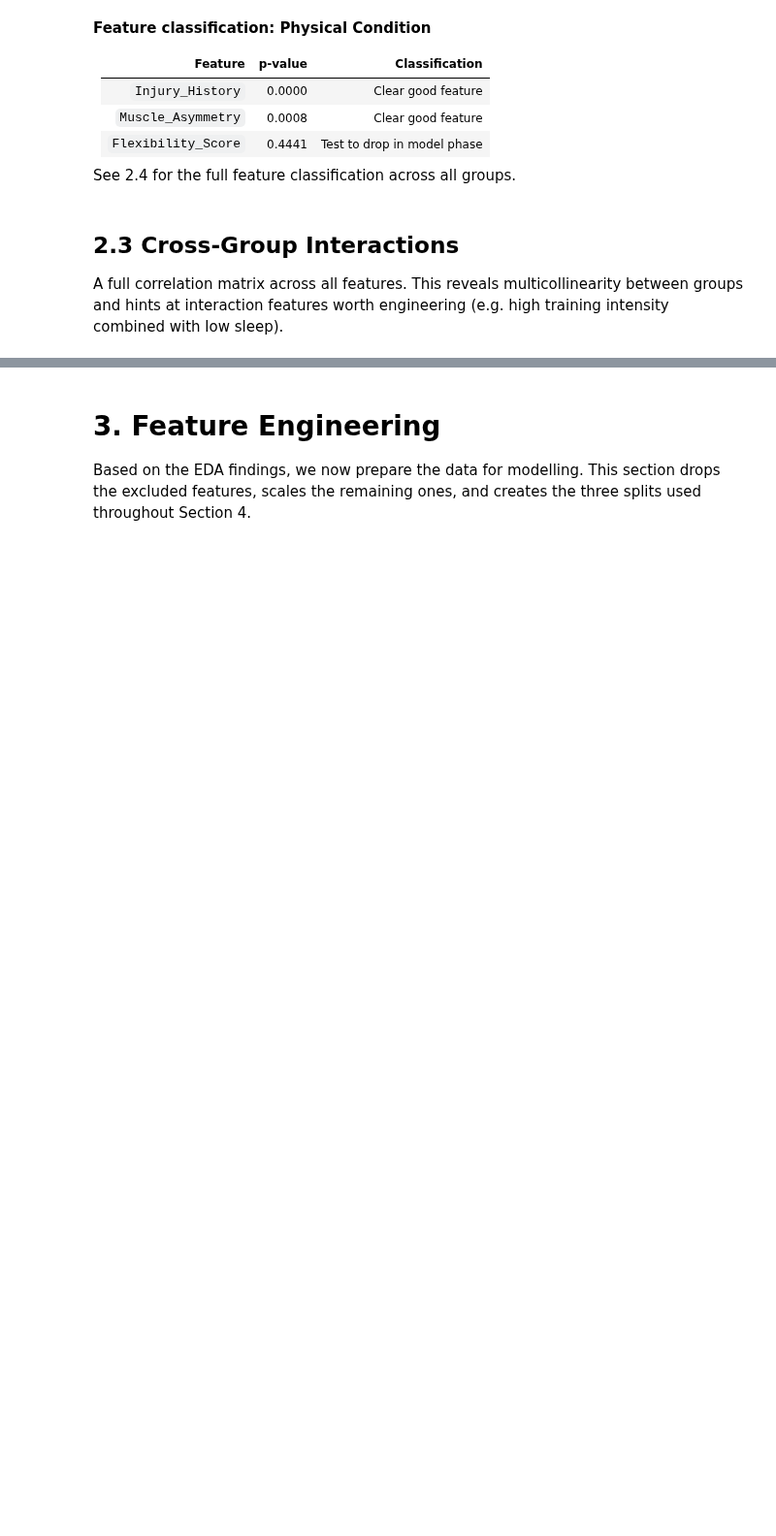
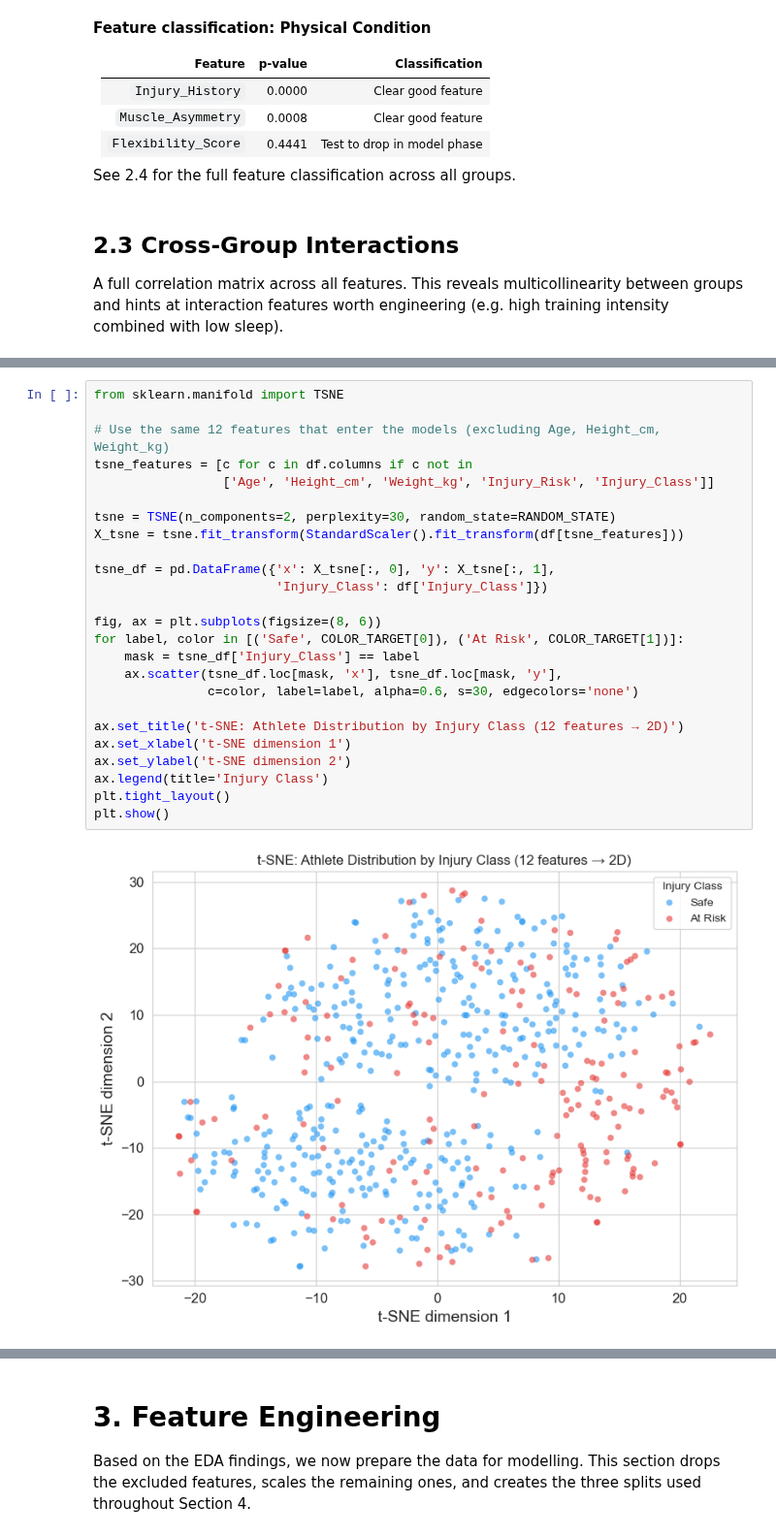
Before and after one commit to letti70033/ML-Athlete-Injury-Risk-Prediction, a Jupyter notebook: notebooks/injury_risk_model.ipynb, the cells around one changed output, grey strips where cells are left out. Shown at 97% size. Cells and saved outputs as stored; diff of their text form; blank space fills up the shorter version.

```diff
--- a/notebooks/injury_risk_model.ipynb
+++ b/notebooks/injury_risk_model.ipynb
@@ -429,0 +458,27 @@ plt.show()
+# %%
+from sklearn.manifold import TSNE
+
+# Use the same 12 features that enter the models (excluding Age, Height_cm, Weight_kg)
+tsne_features = [c for c in df.columns if c not in
+                 ['Age', 'Height_cm', 'Weight_kg', 'Injury_Risk', 'Injury_Class']]
+
+tsne = TSNE(n_components=2, perplexity=30, random_state=RANDOM_STATE)
+X_tsne = tsne.fit_transform(StandardScaler().fit_transform(df[tsne_features]))
+
+tsne_df = pd.DataFrame({'x': X_tsne[:, 0], 'y': X_tsne[:, 1],
+                        'Injury_Class': df['Injury_Class']})
+
+fig, ax = plt.subplots(figsize=(8, 6))
+for label, color in [('Safe', COLOR_TARGET[0]), ('At Risk', COLOR_TARGET[1])]:
+    mask = tsne_df['Injury_Class'] == label
+    ax.scatter(tsne_df.loc[mask, 'x'], tsne_df.loc[mask, 'y'],
+               c=color, label=label, alpha=0.6, s=30, edgecolors='none')
+
+ax.set_title('t-SNE: Athlete Distribution by Injury Class (12 features → 2D)')
+ax.set_xlabel('t-SNE dimension 1')
+ax.set_ylabel('t-SNE dimension 2')
+ax.legend(title='Injury Class')
+plt.tight_layout()
+plt.show()
+# %% [output]
+[figure, added]
```
Also changed, not shown: parts of 14 cells of this notebook.
